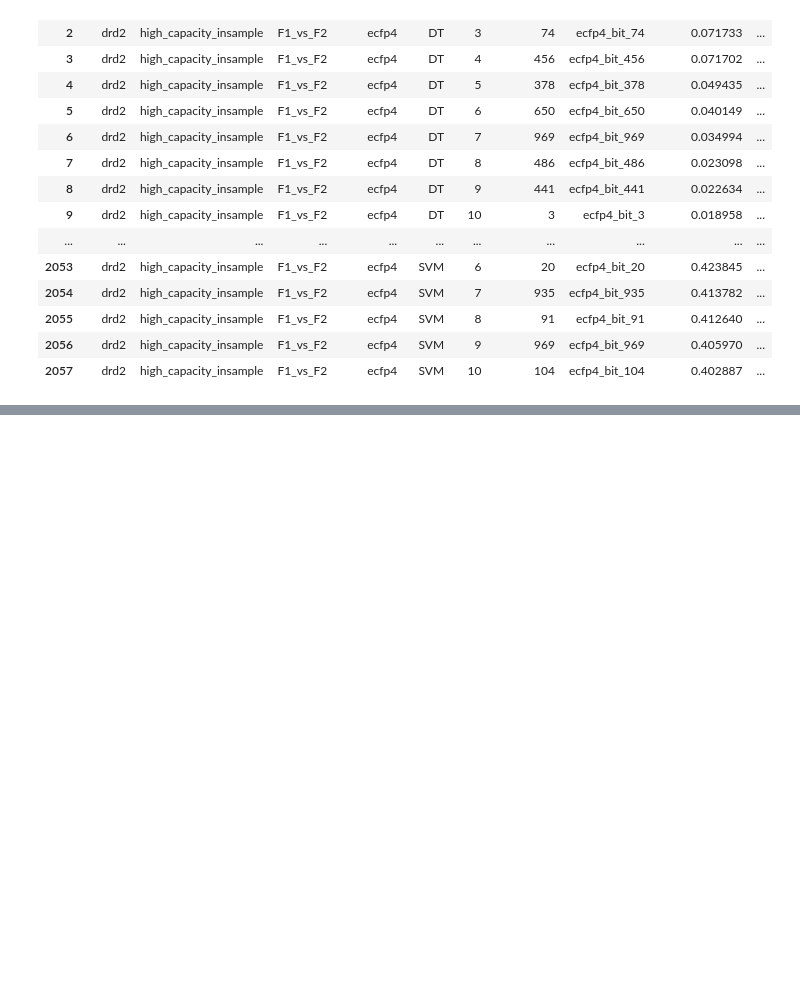
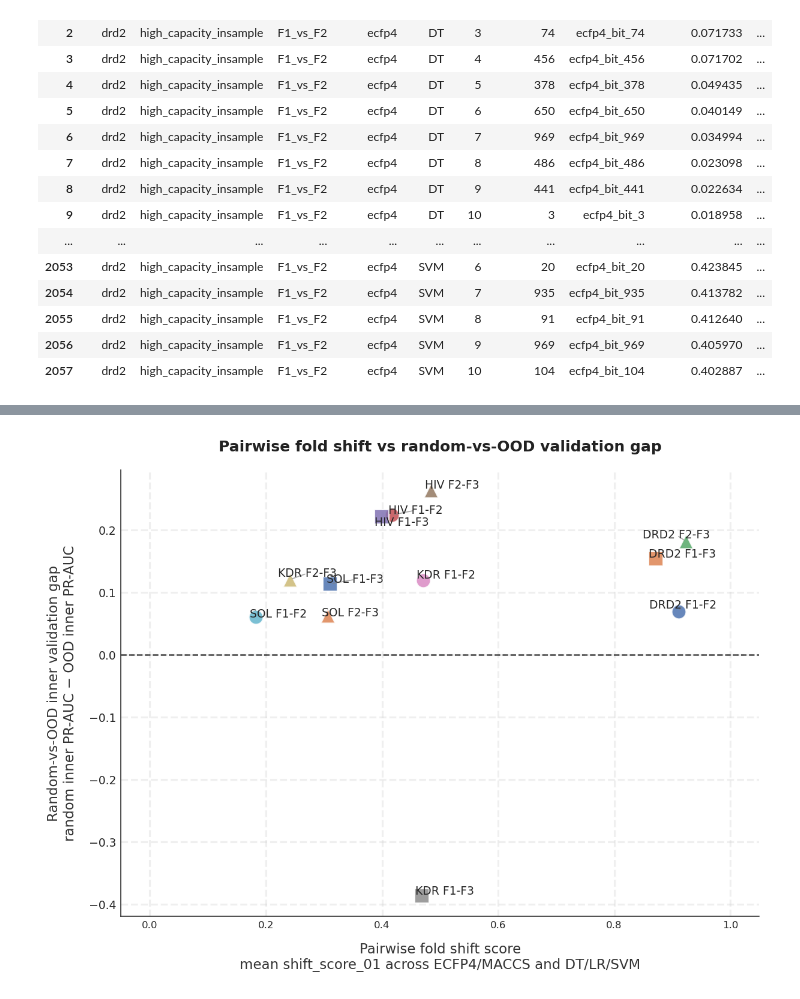
Before and after one commit to francescocapria/drug-discovery-lohi, a Jupyter notebook: notebooks/distribution_shift_analysis/classifier_shift_test_all_hi.ipynb, the cells around one changed output, grey strips where cells are left out. Saved outputs shown, nothing was run; the diff lists cells and outputs as text; code cells hidden in the pictures; blank space fills up the shorter version.

Commit message:
Figures for distribution shift analysis

```diff
--- a/notebooks/distribution_shift_analysis/classifier_shift_test_all_hi.ipynb
+++ b/notebooks/distribution_shift_analysis/classifier_shift_test_all_hi.ipynb
@@ -977,0 +1809,92 @@ display(
+# %%
+import matplotlib.pyplot as plt
+from adjustText import adjust_text
+
+FIG_ROOT = OUT_ROOT / "figures"
+FIG_ROOT.mkdir(parents=True, exist_ok=True)
+
+plt.rcParams.update({
+    'font.size': 10,
+    'axes.labelsize': 11,
+    'axes.titlesize': 12,
+    'figure.facecolor': 'white',
+    'axes.facecolor': 'white'
+})
+
+fig, ax = plt.subplots(figsize=(8, 6), constrained_layout=True)
+
+markers = {
+    "F1_vs_F2": "o",
+    "F1_vs_F3": "s",
+    "F2_vs_F3": "^",
+}
+
+texts = []
+
+for _, row in df_shift_gap.iterrows():
+    ax.scatter(
+        row["shift_score_01"],
+        row["ood_vs_random_gap"],
+        s=130,
+        marker=markers.get(row["pair"], "o"),
+        alpha=0.85,
+        edgecolors="white",
+        linewidth=1,
+        zorder=3
+    )
+
+    txt = ax.text(
+        row["shift_score_01"],
+        row["ood_vs_random_gap"],
+        f"{row['dataset'].upper()} {row['pair'].replace('_vs_', '-')}",
+        fontsize=9,
+        zorder=4
+    )
+    texts.append(txt)
+
+adjust_text(
+    texts,
+    ax=ax,
+    expand_points=(1.5, 1.5),
+    arrowprops=dict(arrowstyle="-", color="gray", lw=0.8, alpha=0.7)
+)
+
+ax.axhline(0.0, color="black", linestyle="--", linewidth=1.2, alpha=0.7, zorder=2)
+
+ax.grid(True, linestyle="--", alpha=0.3, zorder=0)
+
+ax.spines["top"].set_visible(False)
+ax.spines["right"].set_visible(False)
+ax.spines["bottom"].set_color("#333333")
+ax.spines["left"].set_color("#333333")
+
+ax.set_xlabel(
+    "Pairwise fold shift score\n"
+    "mean shift_score_01 across ECFP4/MACCS and DT/LR/SVM",
+    labelpad=10,
+    color="#333333"
+)
+ax.set_ylabel(
+    "Random-vs-OOD inner validation gap\n"
+    "random inner PR-AUC − OOD inner PR-AUC",
+    labelpad=10,
+    color="#333333"
+)
+ax.set_title(
+    "Pairwise fold shift vs random-vs-OOD validation gap",
+    pad=15,
+    fontweight="bold",
+    color="#222222"
+)
+
+ax.set_xlim(-0.05, 1.05)
+
+fig.savefig(
+    FIG_ROOT / "global_pairwise_shift_vs_ood_random_gap.png",
+    dpi=300,
+    bbox_inches="tight",
+)
+
+plt.show()
+# %% [output]
+[figure, added]
```
Also changed, not shown: parts of 12 cells of this notebook, 12 other files.
